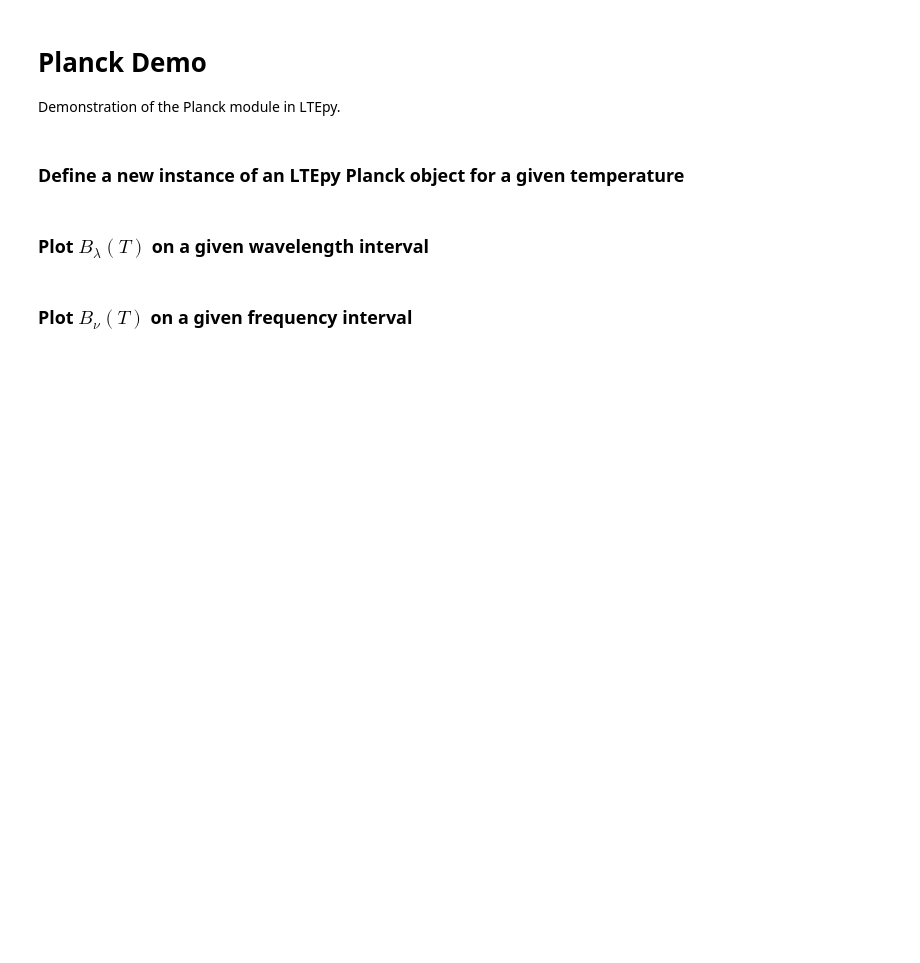
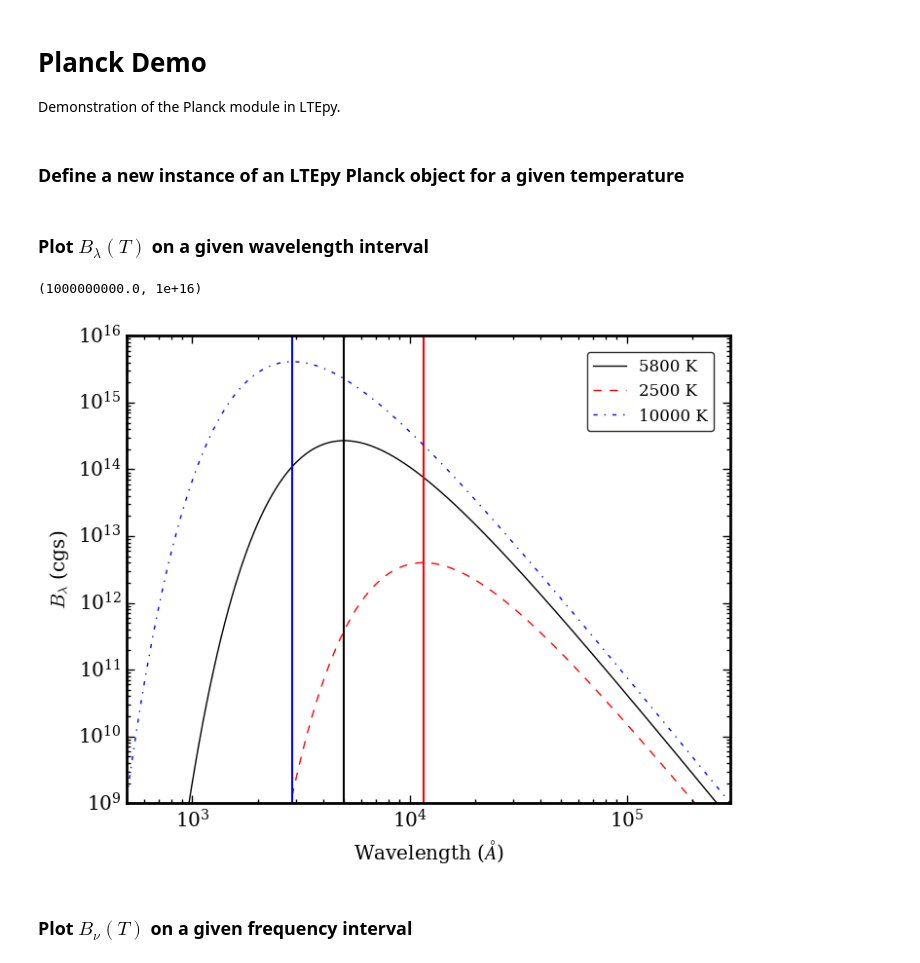
Before and after one commit to CalebHarada/LTEpy, a Jupyter notebook: notebooks/planck_demo.ipynb, the cells around one changed output. Drawn from its saved outputs; the diff is of its cells as text; code cells hidden in the pictures; blank space fills up the shorter version.

Commit message:
restored wiens law plotting function

```diff
--- a/notebooks/planck_demo.ipynb
+++ b/notebooks/planck_demo.ipynb
@@ -23,19 +23,27 @@ planck = lte.Planck(temp)
 # %%
 wl_start = 500  # starting wavelength in Angstroms
 wl_end = 300_000    # ending wavelength in Angstroms
 
 fig, ax = plt.subplots()
 
 planck.set_temp(5800)
 planck.plot_B_lambda(wl_start, wl_end, ax=ax, c="k", ls="-")
+planck.plot_lambda_max(ax, c="k")
+
 
 planck.set_temp(2500)
 planck.plot_B_lambda(wl_start, wl_end, ax=ax, c="r", ls="--")
+planck.plot_lambda_max(ax, c="r")
 
 planck.set_temp(10_000)
 planck.plot_B_lambda(wl_start, wl_end, ax=ax, c="b", ls="-.")
+planck.plot_lambda_max(ax, c="b")
+
 
 ax.set_ylim(1e9, 1e16)
+# %% [output]
+(1000000000.0, 1e+16)
+[figure, added]
 # %% [markdown]
 ### Plot $B_\nu(T)$ on a given frequency interval
 # %%
```
Also changed, not shown: parts of 1 cell of this notebook, 2 other files.
